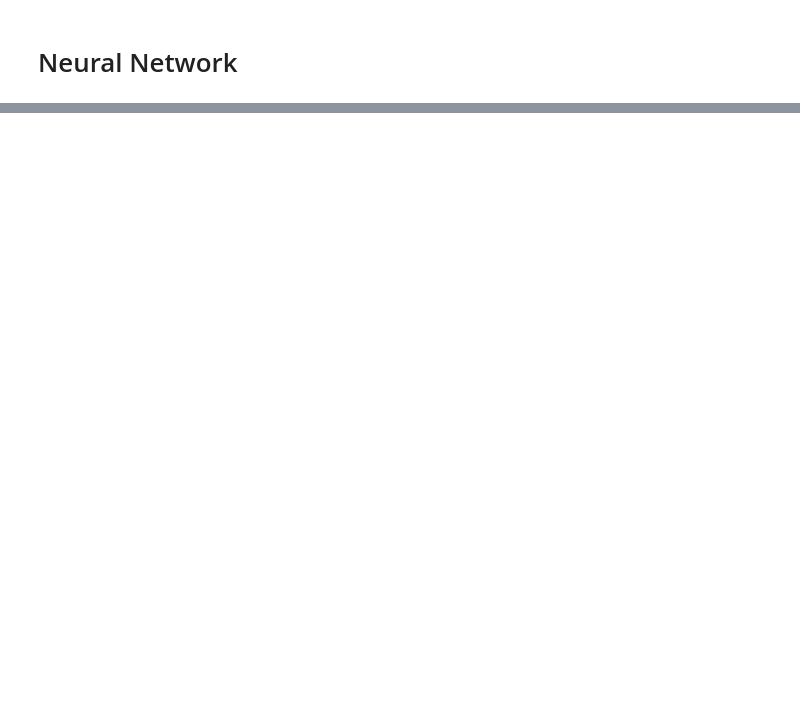
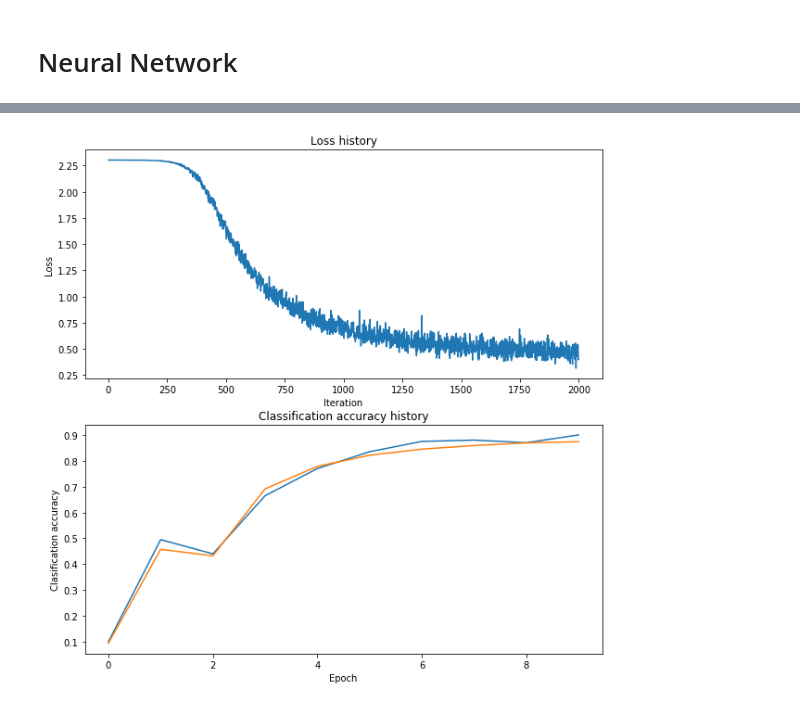
Before and after one commit to mmore21/ai, a Jupyter notebook: neural_network.ipynb, the cells around one changed output, grey strips where cells are left out. Cells and saved outputs as stored; diff of their text form; code cells hidden in the pictures; blank space fills up the shorter version.

Commit message:
Finish neural network CS231n implementation

```diff
--- a/neural_network.ipynb
+++ b/neural_network.ipynb
@@ -21,0 +25,16 @@ plt.show()
+# %%
+from sklearn.model_selection import train_test_split
+
+X_train, X_test, y_train, y_test = train_test_split(X, y, test_size=0.2, random_state=42)
+X_train, X_val, y_train, y_val = train_test_split(X_train, y_train, test_size=0.25, random_state=42)
+
+X_train = X_train.reshape(len(X_train), -1)
+X_val = X_val.reshape(len(X_val), -1)
+X_test = X_test.reshape(len(X_test), -1)
+
+print("Train data shape:", X_train.shape)
+print("Train labels shape:", y_train.shape)
+print("Validationn data shape:", X_val.shape)
+print("Validation labels shape:", y_val.shape)
+print("Test data shape:", X_test.shape)
+print("Test labels shape:", y_test.shape)
@@ -28,0 +50,13 @@ train()
+# %%
+input_size = 784
+hidden_size = 50
+num_classes = 10
+nn = NeuralNetwork(input_size, hidden_size, num_classes)
+
+history = nn.train(X_train, y_train, X_val, y_val,
+                   num_iters=2000, batch_size=200,
+                   learning_rate=1e-4, learning_rate_decay=0.95,
+                   reg=0.25, verbose=True)
+
+val_acc = (nn.predict(X_val) == y_val).mean()
+print("Validation accuracy:", val_acc)
@@ -28,0 +81,18 @@ train()
+# %%
+# Plot the loss function and train / validation accuracies
+plt.figure(figsize=(10, 10))
+plt.subplot(2, 1, 1)
+plt.plot(history['loss_history'])
+plt.title('Loss history')
+plt.xlabel('Iteration')
+plt.ylabel('Loss')
+
+plt.subplot(2, 1, 2)
+plt.plot(history['train_acc_history'], label='train')
+plt.plot(history['val_acc_history'], label='val')
+plt.title('Classification accuracy history')
+plt.xlabel('Epoch')
+plt.ylabel('Clasification accuracy')
+plt.show()
+# %% [output]
+[figure, added]
```
Also changed, not shown: parts of 11 cells of this notebook, 2 other files.
